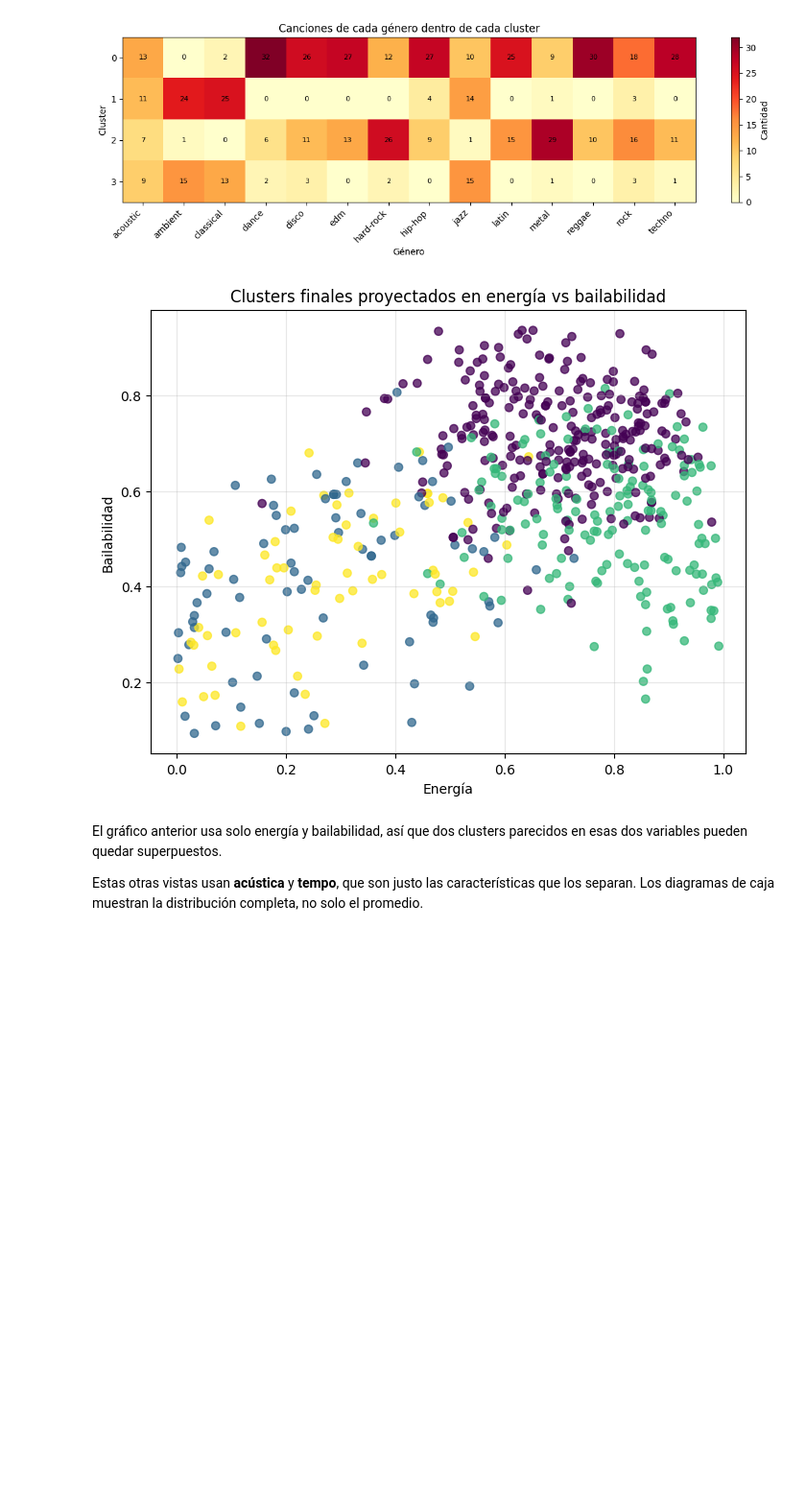
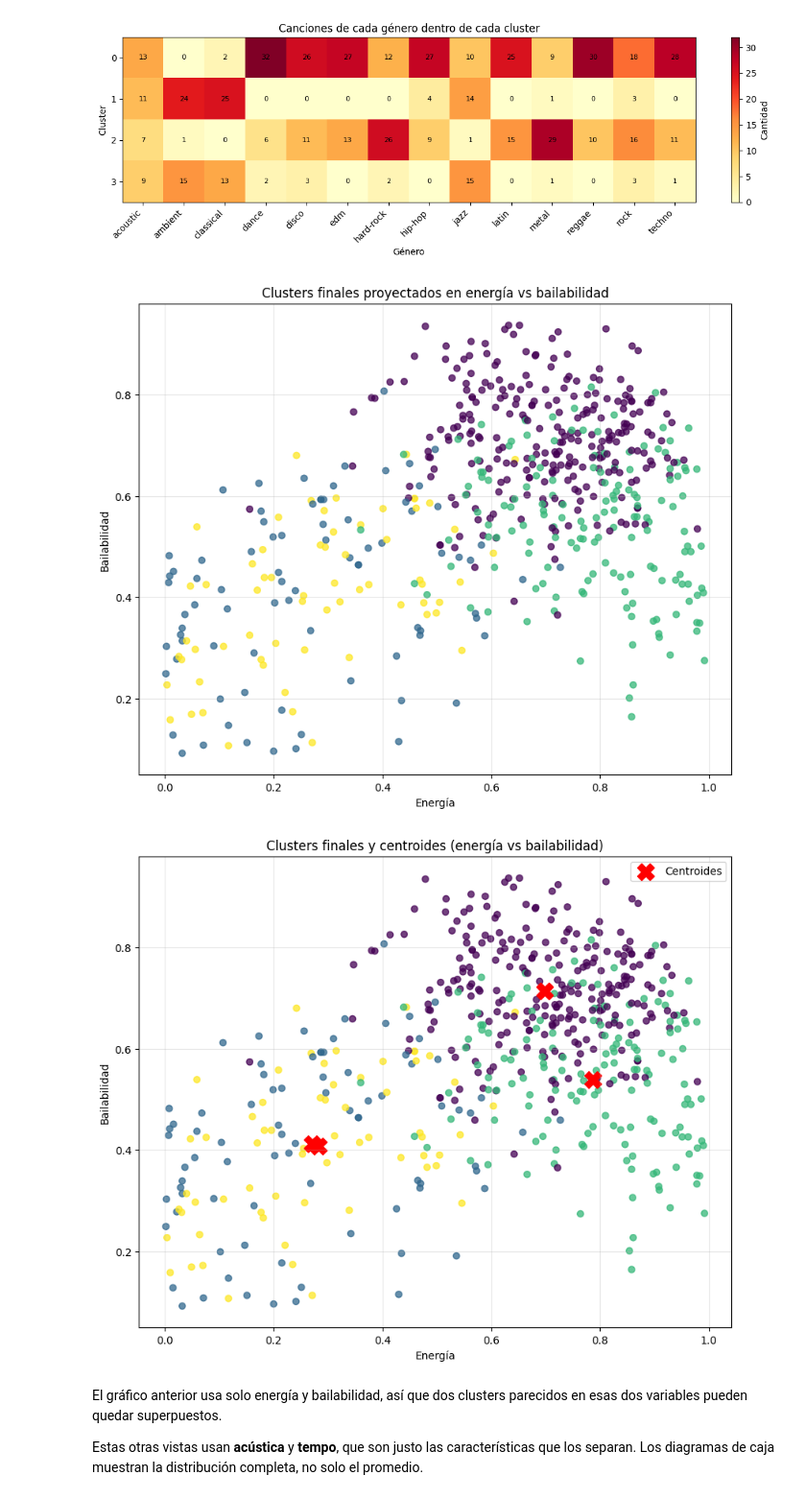
Before and after one commit to martuG/Proyecto-K-means, a Jupyter notebook: kmeans_canciones.ipynb, the cells around one changed output. Shown at 96% size. Drawn from its saved outputs; the diff is of its cells as text; code cells hidden in the pictures; blank space fills up the shorter version.

Commit message:
Centroides energia vs bailabilidad

```diff
--- a/kmeans_canciones.ipynb
+++ b/kmeans_canciones.ipynb
@@ -758,21 +758,49 @@ plt.show()
 # %%
 # Visualización 2D de los clusters obtenidos en 4D
 # (solo para ver el resultado; el modelo usó 4 features)
-plt.figure(figsize=(8, 6))
+plt.figure(figsize=(10, 8))
 plt.scatter(
     spotify["energia"],
     spotify["bailabilidad"],
     c=spotify["cluster"],
     cmap="viridis",
     alpha=0.75,
 )
 plt.xlabel("Energía")
 plt.ylabel("Bailabilidad")
 plt.title("Clusters finales proyectados en energía vs bailabilidad")
 plt.grid(True, alpha=0.3)
 plt.show()
+
+# Mismos puntos, con los centroides del modelo 4D
+# (se deshace el StandardScaler para dibujarlos en la escala original)
+centroides_orig = scaler.inverse_transform(modelo_final.cluster_centers_)
+
+plt.figure(figsize=(10, 8))
+plt.scatter(
+    spotify["energia"],
+    spotify["bailabilidad"],
+    c=spotify["cluster"],
+    cmap="viridis",
+    alpha=0.75,
+)
+plt.scatter(
+    centroides_orig[:, 0],
+    centroides_orig[:, 1],
+    marker="X",
+    s=250,
+    c="red",
+    label="Centroides",
+)
+plt.xlabel("Energía")
+plt.ylabel("Bailabilidad")
+plt.title("Clusters finales y centroides (energía vs bailabilidad)")
+plt.legend()
+plt.grid(True, alpha=0.3)
+plt.show()
 # %% [output]
-[figure, old version]
+[figure, new version]
+[figure, added]
 # %% [markdown]
 El gráfico anterior usa solo energía y bailabilidad, así que dos clusters parecidos en esas dos variables pueden quedar superpuestos.
 
```
